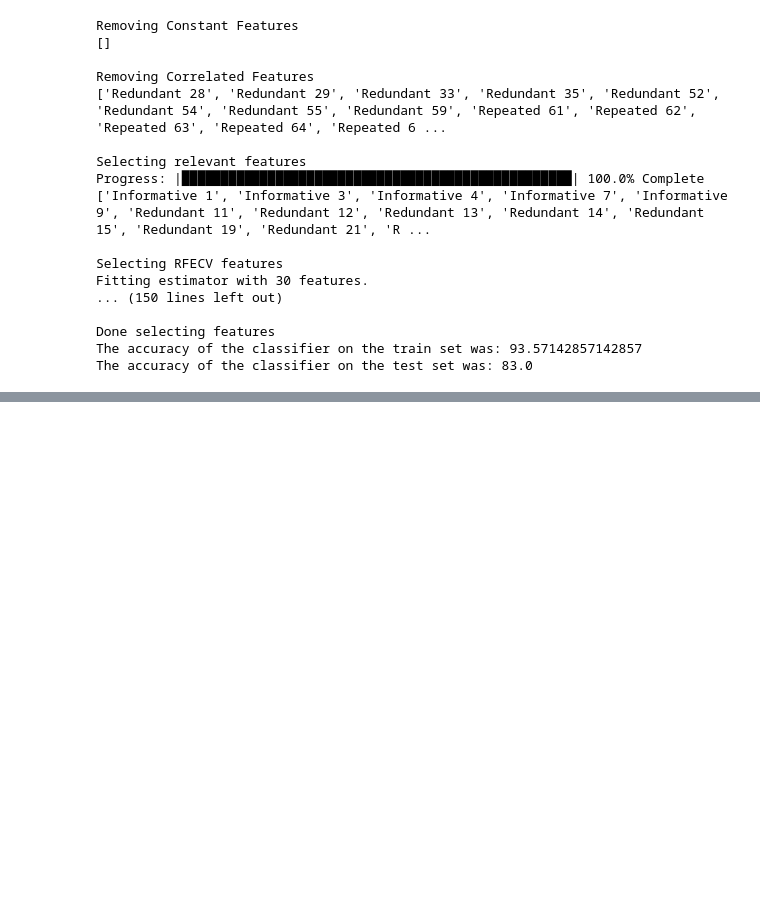
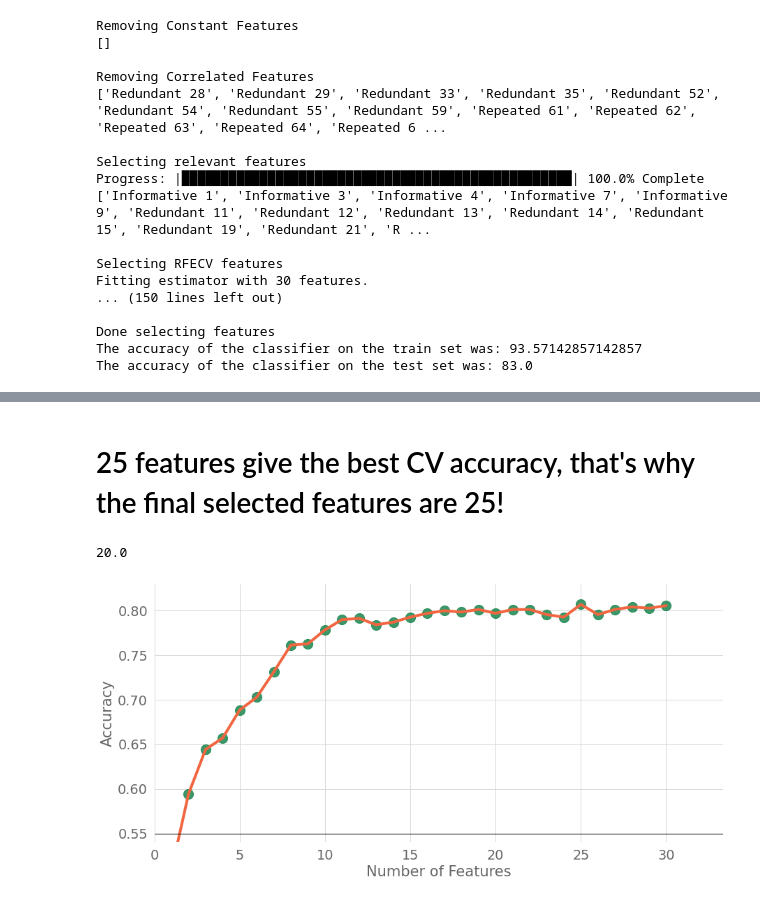
Before and after one commit to tcmle/ml_notes, a Jupyter notebook: FeatureSelectionPipe.ipynb, the cells around one changed output, grey strips where cells are left out. Drawn from its saved outputs; the diff is of its cells as text; code cells hidden in the pictures; blank space fills up the shorter version.

Commit message:
updates the final pipeline and selected features

```diff
--- a/FeatureSelectionPipe.ipynb
+++ b/FeatureSelectionPipe.ipynb
@@ -1659,0 +1702,49 @@ The accuracy of the classifier on the test set was: 83.0
+# %% [markdown]
+# 25 features give the best CV accuracy, that's why the final selected features are 25!
+# %%
+len(fs.rfecv.grid_scores_)/1.5
+# %% [output]
+20.0
+# %%
+###############################################################################
+#                 Feature Selection: RFECV performance curve               #
+###############################################################################
+# Get Performance Data
+performance_curve = {'Number of Features': list(range(1, len(fs.rfecv.grid_scores_) + 1)),
+                    'Accuracy': fs.rfecv.grid_scores_}
+performance_curve = pd.DataFrame(performance_curve)
+
+# Performance vs Number of Features
+# Set graph style
+sns.set(font_scale = 1.75)
+sns.set_style({'axes.facecolor': '1.0', 'axes.edgecolor': '0.85', 'grid.color': '0.85',
+               "grid.linestyle": '-', 'axes.labelcolor': '0.4', 'xtick.color': '0.4',
+               'ytick.color': '0.4'})
+colors = sns.color_palette('RdYlGn', 20)
+line_color = colors[3]
+marker_colors = colors[-1]
+
+# Plot
+f, ax = plt.subplots(figsize=(13, 6.5))
+sns.lineplot(x = 'Number of Features', y = 'Accuracy', data = performance_curve,
+             color = line_color, lw = 4, ax = ax)
+sns.regplot(x = performance_curve['Number of Features'], y = performance_curve['Accuracy'],
+            color = marker_colors, fit_reg = False, scatter_kws = {"s": 200}, ax = ax)
+
+# Axes limits
+plt.xlim(0, len(fs.rfecv.grid_scores_)/0.9)
+plt.ylim(0.54, 0.83)
+
+# Generate a bolded horizontal line at y = 0
+ax.axhline(y = 0.55, color = 'black', linewidth = 1.3, alpha = .7)
+
+# Turn frame off
+ax.set_frame_on(False)
+
+# Tight layout
+plt.tight_layout()
+
+# Save Figure
+plt.savefig('Moderately to Highly Correated + RFECV performance_curve.png', dpi = 1080)
+# %% [output]
+[figure, added]
```
Also changed, not shown: parts of 5 cells of this notebook.
